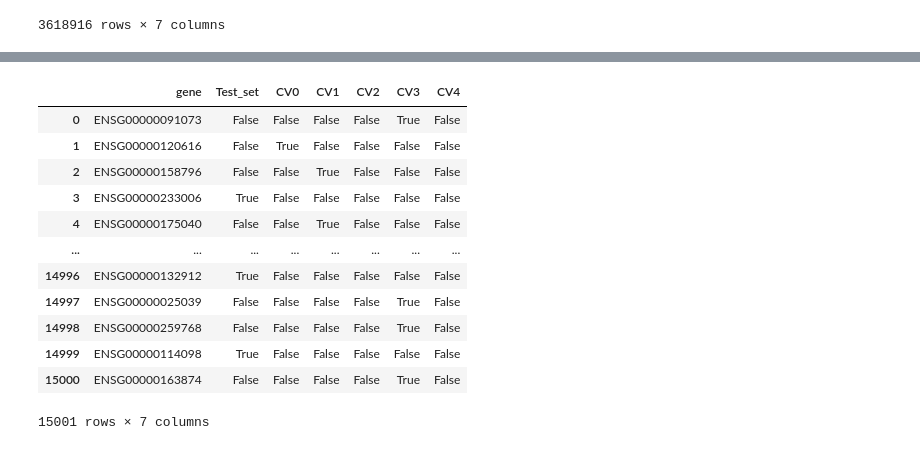
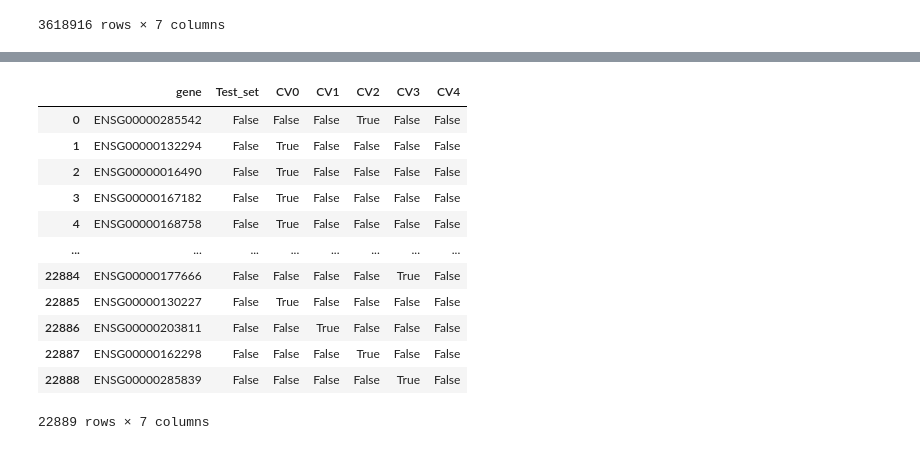
Before and after one commit to jackdesmarais/SAE_Hackathon, a Jupyter notebook: data/whole_genome/make_dataset.ipynb, the cells around one changed output, grey strips where cells are left out. Cells and saved outputs as stored; diff of their text form; code cells hidden in the pictures.

```diff
--- a/data/whole_genome/make_dataset.ipynb
+++ b/data/whole_genome/make_dataset.ipynb
@@ -79,5 +6,5 @@ junction_df
 # %%
-para = pd.read_csv('../../../../../../../../Volumes/sandisk1/datasets/splicing/Athma_cryptic_splicing/GRCh38_ensembl95.Paralogs.csv')
+para = pd.read_csv('../../../../../../../../../../../Volumes/sandisk1/datasets/splicing/Athma_cryptic_splicing/GRCh38_ensembl95.Paralogs.csv')
 para
 # %% [output]
 |  | Unnamed: 0 | Gene Internal ID | Gene stable ID | Gene Synbol | HasParalog | Paralog stable ID | ... |
@@ -94,11 +21,12 @@ para
 | 3618915 | 3618915 | 324205 | ENSG00000285114 | GSDMC | False | NaN | ... |
 3618916 rows × 7 columns
 # %%
-gene_data = pd.read_csv('../../../../../../../../Volumes/sandisk1/datasets/splicing/Athma_cryptic_splicing/GRCh38_ensembl95.genes.csv')
+gene_data = pd.read_csv('../../../../../../../../../../../Volumes/sandisk1/datasets/splicing/Athma_cryptic_splicing/GRCh38_ensembl95.genes.csv')
+
 gene_data = gene_data.rename(columns={'Gene Chromosome':'Chromosome/scaffold name', 'Gene Strand':'Strand','Gene Synbol':'Gene name'})
-gene_data = gene_data[['Gene stable ID','Chromosome/scaffold name','Gene start (bp)','Gene end (bp)','Strand','Gene name']].set_index('Gene stable ID')
+gene_data = gene_data[['Gene stable ID','Chromosome/scaffold name','Gene start (bp)','Gene end (bp)','Strand','Gene name','Gene Type']].set_index('Gene stable ID')
 print(gene_data.index.has_duplicates)
-gene_data.to_csv('../../../../../../../../Volumes/sandisk1/datasets/splicing/Athma_cryptic_splicing/processed_round1/gene_data.csv')
+gene_data.to_csv('../../../../../../../../../../../Volumes/sandisk1/datasets/splicing/protein_coding/gene_data.csv')
 gene_data
 # %% [output]
 False
@@ -119,6 +47,7 @@ False
 # %%
-only_observed_orthos = para[para['Gene stable ID'].isin(dfs['gene'].unique())&para['Paralog stable ID'].isin(dfs['gene'].unique())]
-only_observed_orthos = only_observed_orthos[['Gene stable ID', 'Paralog stable ID']]
+only_observed_orthos = para[para['Gene stable ID'].isin(gene_data[gene_data['Gene Type'] == 'protein_coding'].index.unique())]
+
+only_observed_orthos = only_observed_orthos[['Gene stable ID', 'Paralog stable ID']].dropna(how='any')
 
 only_observed_orthos = only_observed_orthos.apply(lambda x: (x['Gene stable ID'],x['Paralog stable ID']),
                                                             axis=1)
@@ -139,6 +84,6 @@ Length: 90528, dtype: object
 # %%
 G =  nx.Graph()
-G.add_nodes_from(dfs.groupby('gene').first().apply(lambda x: (x.name, {'chr':x['chr'], 'strand':x['strand']}), axis=1))
+G.add_nodes_from(gene_data[gene_data['Gene Type'] == 'protein_coding'].apply(lambda x: (x.name, {'chr':x['Chromosome/scaffold name'], 'strand':x['Strand']}), axis=1))
 G.add_edges_from(only_observed_orthos)
 print(f'{G.number_of_nodes()=}')
 
@@ -171,4 +116,5 @@ perm = rng.permutation(len(ortho_groups))
 chunks = np.array_split(perm, 5)
 cvs = [[ortho_groups[i] for i in chunk] for chunk in chunks ]
 cvs = [set.union(*cv) for cv in cvs]
+cvs
 # %% [output]
@@ -181,30 +144,30 @@ captured 8076 ortho groups
 # %%
 gene_to_split = pd.DataFrame()
 gene_to_split['gene'] = list(set.union(set(test_nodes), set.union(*cvs)))
 
 gene_to_split['Test_set'] = False
 gene_to_split.loc[gene_to_split['gene'].isin(test_nodes),'Test_set'] = True
 
 for i, cv in enumerate(cvs):
     gene_to_split[f'CV{i}'] = False
     gene_to_split.loc[gene_to_split['gene'].isin(cv),f'CV{i}'] = True
 
-gene_to_split.to_csv('../../../../../../../../Volumes/sandisk1/datasets/splicing/Athma_cryptic_splicing/processed_round1/gene_split.csv')
+gene_to_split.to_csv('../../../../../../../../../../../Volumes/sandisk1/datasets/splicing/protein_coding/gene_split.csv')
 gene_to_split
 # %% [output]
 |  | gene | Test_set | CV0 | CV1 | CV2 | CV3 | CV4 |
-| 0 | ENSG00000091073 | False | False | False | False | True | False |
-| 1 | ENSG00000120616 | False | True | False | False | False | False |
-| 2 | ENSG00000158796 | False | False | True | False | False | False |
-| 3 | ENSG00000233006 | True | False | False | False | False | False |
-| 4 | ENSG00000175040 | False | False | True | False | False | False |
+| 0 | ENSG00000285542 | False | False | False | True | False | False |
+| 1 | ENSG00000132294 | False | True | False | False | False | False |
+| 2 | ENSG00000016490 | False | True | False | False | False | False |
+| 3 | ENSG00000167182 | False | True | False | False | False | False |
+| 4 | ENSG00000168758 | False | True | False | False | False | False |
 | ... | ... | ... | ... | ... | ... | ... | ... |
-| 14996 | ENSG00000132912 | True | False | False | False | False | False |
-| 14997 | ENSG00000025039 | False | False | False | False | True | False |
-| 14998 | ENSG00000259768 | False | False | False | False | True | False |
-| 14999 | ENSG00000114098 | True | False | False | False | False | False |
-| 15000 | ENSG00000163874 | False | False | False | False | True | False |
+| 22884 | ENSG00000177666 | False | False | False | False | True | False |
+| 22885 | ENSG00000130227 | False | True | False | False | False | False |
+| 22886 | ENSG00000203811 | False | False | True | False | False | False |
+| 22887 | ENSG00000162298 | False | False | False | True | False | False |
+| 22888 | ENSG00000285839 | False | False | False | False | True | False |
-15001 rows × 7 columns
+22889 rows × 7 columns
 # %%
 gene_to_split.drop(columns='gene').sum()
 # %% [output]
```
Also changed, not shown: parts of 8 cells of this notebook, 1 other file.
